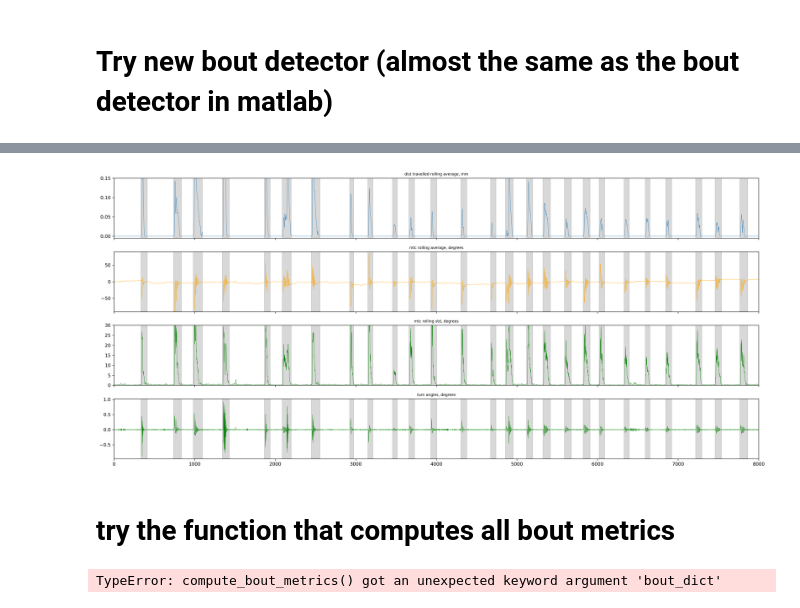
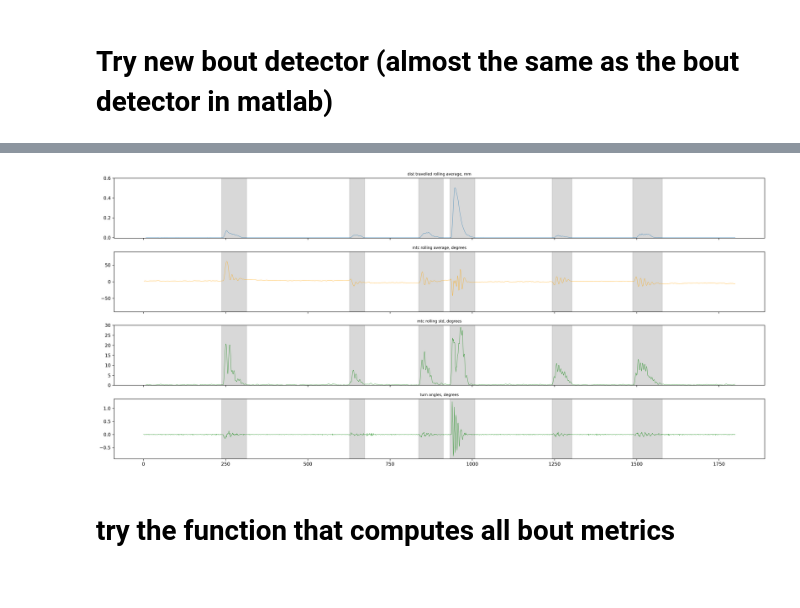
Before and after one commit to Scott-Lab-QBI/Scholz_et_al_2025_DLC-SLEAP_Analysis, a Jupyter notebook: Python/functionalities_test.ipynb, the cells around one changed output, grey strips where cells are left out. Cells and saved outputs as stored; diff of their text form; code cells hidden in the pictures.

```diff
--- a/Python/functionalities_test.ipynb
+++ b/Python/functionalities_test.ipynb
@@ -17,6 +17,10 @@ from src.dlc_analysis.utils import quick_smooth, find_repeats, process_bout_over
 # %%
 # dlc_df = pd.read_hdf(r'C:\Users\lscholz\Downloads\Examples\Block1_baseline0DLC_resnet152_ZF-RoscoSep13shuffle1_5400000.h5')
 # dlc_df = pd.read_hdf(r'C:\Users\lscholz\Downloads\Examples\Block1_Loom0DLC_resnet152_ZF-RoscoSep13shuffle1_5400000.h5')
-dlc_df = pd.read_hdf(r'C:\Users\lscholz\Downloads\Examples\Block1_Loom3DLC_resnet152_ZF-RoscoSep13shuffle1_5400000.h5')
-scorer = 'DLC_resnet152_ZF-RoscoSep13shuffle1_5400000'
+# dlc_df = pd.read_hdf(r'C:\Users\lscholz\Downloads\Examples\Block1_Loom3DLC_resnet152_ZF-RoscoSep13shuffle1_5400000.h5')
+# scorer = 'DLC_resnet152_ZF-RoscoSep13shuffle1_5400000'
+
+dlc_df = pd.read_hdf(r'..\demo_dlc_output.h5')
+scorer = dlc_df.columns.get_level_values(0)[0]
+
 FPS = 300
@@ -1035,13 +1035,13 @@ plt.xlim([1800,2200])
 # %% [markdown]
 try getting all metrics together
 # %%
-exp_metadata = {'experiment_specs': {'resolution_mmpx': 0.04375},
+exp_metadata = {'experiment_specs': {'resolution_mmpx': 0.08},
                 'camera_specs': {'frame_rate': 300,
-                                 'width': 800}}
+                                 'width': 254}}
 bodyparts_dict = {'point_metrics': ['L_eye_top', 'R_eye_top', 'L_eye_bottom', 'R_eye_bottom', 'swim_bladder'],
                   'vector_metrics':[['swim_bladder'],['L_eye_top', 'R_eye_top', 'L_eye_bottom', 'R_eye_bottom']]}
 
-all_metrics = get_all_metrics(dlc_df, exp_metadata=exp_metadata, bodyparts_dict=bodyparts_dict, pcutoff=0.8, mask=None, px_tolerances=(0.5,60), movavg=7, vector_smooth=9, truncate_tail_pts=9)
+all_metrics = get_all_metrics(dlc_df, exp_metadata=exp_metadata, bodyparts_dict=bodyparts_dict, pcutoff=0.8, mask=None, px_tolerances=(0.15,60), movavg=7, vector_smooth=9, truncate_tail_pts=9)
 # %% [output]
 smoothing tail angles
 # %%
@@ -1125,7 +1120,7 @@ all_metrics
 # %% [markdown]
 # Try new bout detector (almost the same as the bout detector in matlab)
 # %%
-bouts = bout_detector(all_metrics, frame_rate=300)
+bouts = bout_detector(all_metrics, frame_rate=300, smooth_window=5, min_peak_separation=0.1667, min_peak_prominence=0.01, num_repeats=7)
 # %%
 bouts
 # %% [output]
@@ -1145,36 +1136,36 @@ fig, ax = plt.subplots(4,1,sharex=True)
 ax[0].plot(all_metrics[('mean_body_keypoint', 'dist_travelled')].rolling(9).mean(), linewidth=0.5)
 ax[1].plot(all_metrics[('mtc', 'mtc')].rolling(3).mean(), linewidth=0.5, c='orange')
 ax[2].plot(all_metrics[('mtc', 'mtc')].rolling(9).std(), linewidth=0.5, c='g')
 ax[3].plot(all_metrics[('turn_angles', 'turn_angles')], linewidth=0.5, c='g')
 
-ax[0].set_xlim([0,8000])
-ax[0].set_ylim([-0.005,0.15])
+# ax[0].set_xlim([0,8000])
+ax[0].set_ylim([-0.005,0.6])
 ax[1].set_ylim([-90,90])
 ax[2].set_ylim([0,30])
 ax[0].set_title('dist travelled rolling average, mm', fontdict=font_properties)
 ax[1].set_title('mtc rolling average, degrees', fontdict=font_properties)
 ax[2].set_title('mtc rolling std, degrees', fontdict=font_properties)
 ax[3].set_title('turn angles, degrees', fontdict=font_properties)
 
 # I have two vectors that give when an event starts and when an event ends and I want to highlight these in the plots
 # would fill_betweenx() do that?
 #ax[0].fill_betweenx()
 
 for start, end in zip(bouts['onset'], bouts['offset']):
     # Loop through each subplot axis
     for subplot_ax in ax:
         # Draw the vertical span (rectangle)
         subplot_ax.axvspan(
             start, end,          # The x-range to shade
             color='grey',        # The color of the_shade
             alpha=0.3,           # The transparency of the shade
             zorder=0             # Set zorder to 0 to draw behind the plot lines
         )
 
 plt.tight_layout()
 plt.show()
 # %% [output]
-[figure, old version]
+[figure, new version]
 # %% [markdown]
 # try the function that computes all bout metrics
 # %%
@@ -1295,9 +1289,7 @@ def compute_bout_metrics(all_metrics_df:pd.DataFrame,
 
     return bout_dict
 # %%
-test = compute_bout_metrics(all_metrics, bout_dict={'onset': 2086, 'offset':2198}, FPS=300, smooth_point=('mean',30), smooth_vector=('mean',10), smooth_vigor_window=44)
+test = compute_bout_metrics(all_metrics, onset_offset=(932,1008), FPS=300, smooth_point=('mean',30), smooth_vector=('mean',10), smooth_vigor_window=44)
-# %% [output]
-TypeError: compute_bout_metrics() got an unexpected keyword argument 'bout_dict'
 # %%
 test
 # %% [output]
```
Also changed, not shown: parts of 25 cells of this notebook, 1 other file.
